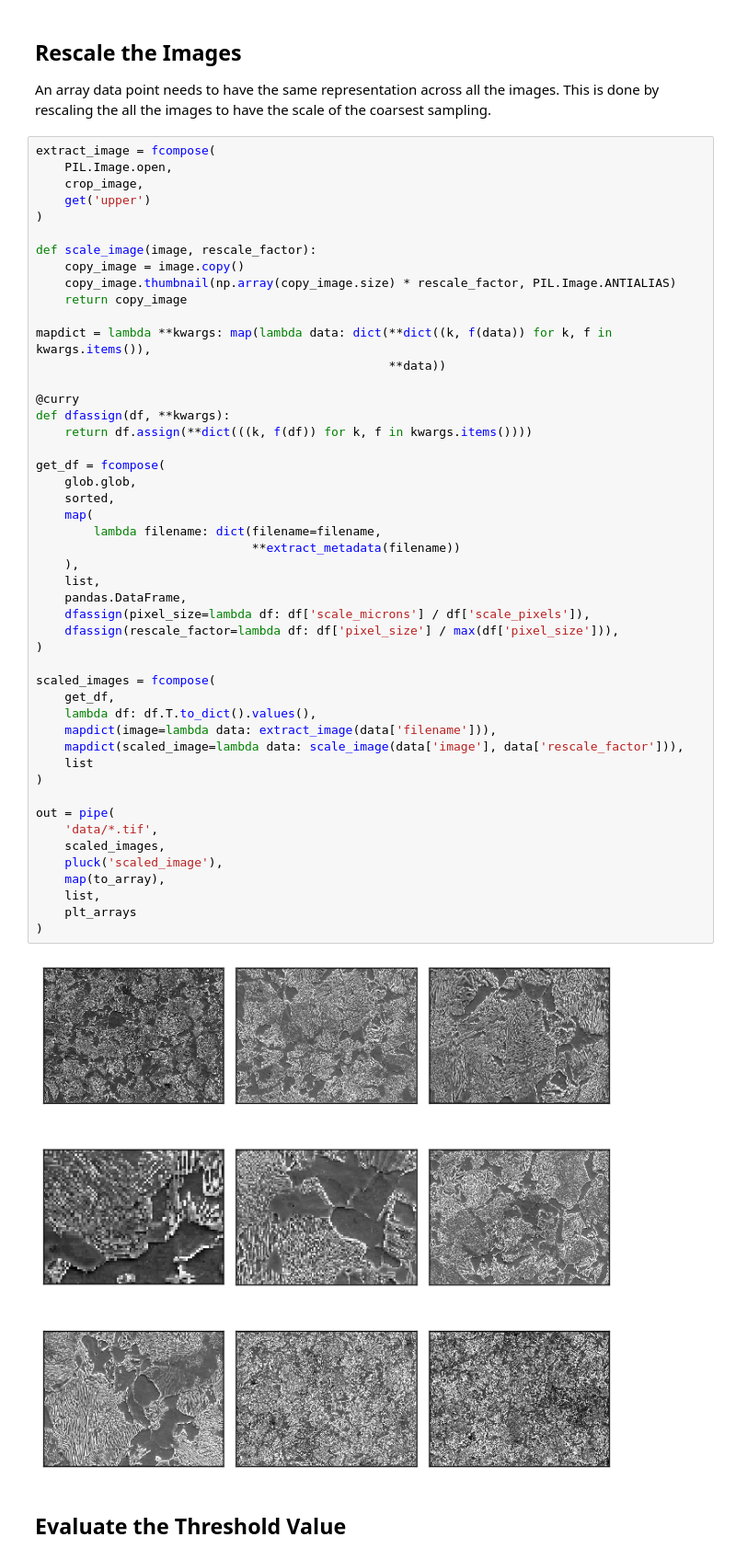
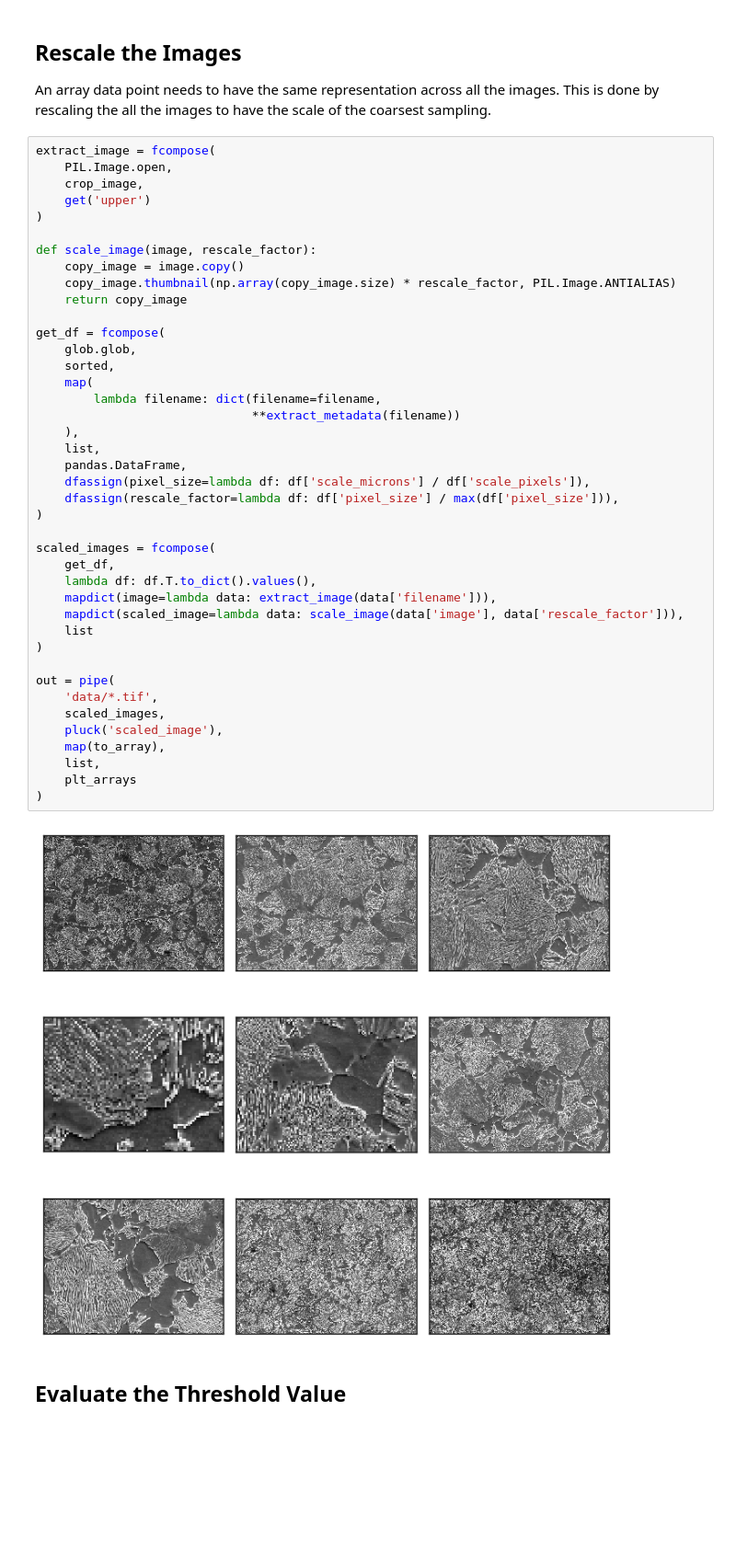
Before and after one commit to wd15/sem-image-stats, a Jupyter notebook: index.ipynb, the cells around one changed output. Shown at 92% size. Drawn from its saved outputs; the diff is of its cells as text; blank space fills up the shorter version.

```diff
--- a/index.ipynb
+++ b/index.ipynb
@@ -223,44 +223,37 @@ def scale_image(image, rescale_factor):
     copy_image = image.copy()
     copy_image.thumbnail(np.array(copy_image.size) * rescale_factor, PIL.Image.ANTIALIAS)
     return copy_image
-
-mapdict = lambda **kwargs: map(lambda data: dict(**dict((k, f(data)) for k, f in kwargs.items()),
-                                                 **data))
-
-@curry
-def dfassign(df, **kwargs):
-    return df.assign(**dict(((k, f(df)) for k, f in kwargs.items())))
 
 get_df = fcompose(
     glob.glob,
     sorted,
     map(
         lambda filename: dict(filename=filename,
                               **extract_metadata(filename))
     ),
     list,
     pandas.DataFrame,
     dfassign(pixel_size=lambda df: df['scale_microns'] / df['scale_pixels']),
     dfassign(rescale_factor=lambda df: df['pixel_size'] / max(df['pixel_size'])),
 )
 
 scaled_images = fcompose(
     get_df,
     lambda df: df.T.to_dict().values(),
     mapdict(image=lambda data: extract_image(data['filename'])),
     mapdict(scaled_image=lambda data: scale_image(data['image'], data['rescale_factor'])),
     list
 )
 
 out = pipe(
     'data/*.tif',
     scaled_images,
     pluck('scaled_image'),
     map(to_array),
     list,
     plt_arrays
 )
 # %% [output]
-[figure, old version]
+[figure, new version]
 # %% [markdown]
 ## Evaluate the Threshold Value
```
Also changed, not shown: parts of 2 cells of this notebook.
